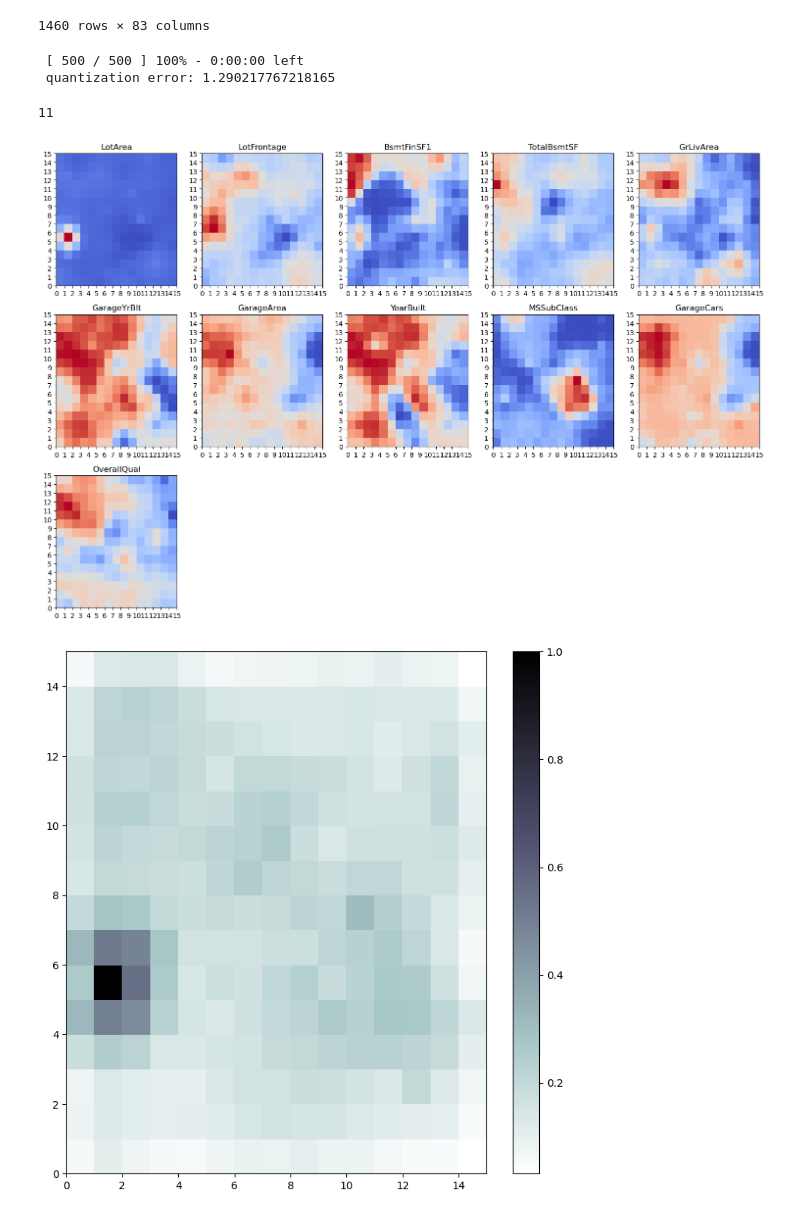
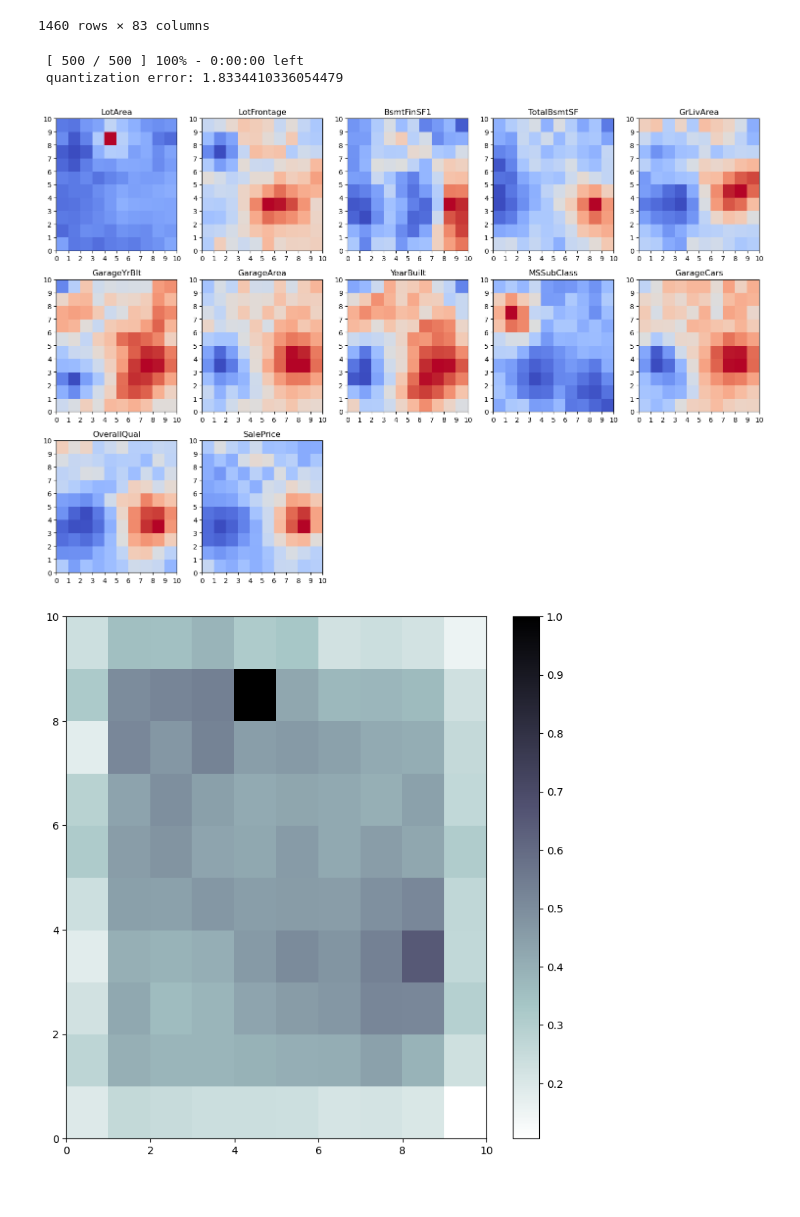
Before and after one commit to alessandro-rubin/house-prices, a Jupyter notebook: house-prices-exploration.ipynb, the cells around one changed output. Drawn from its saved outputs; the diff is of its cells as text; code cells hidden in the pictures.

```diff
--- a/house-prices-exploration.ipynb
+++ b/house-prices-exploration.ipynb
@@ -168,6 +168,7 @@ int_cat_f=['SaleCondition','TotRmsAbvGrd','ExterQual','Exterior1st','Neighborhoo
 int_num_f=['LotArea','LotFrontage','BsmtFinSF1','TotalBsmtSF',
             'GrLivArea','GarageYrBlt','GarageArea','YearBuilt','MSSubClass','GarageCars','OverallQual']
 int_ord_f=[]
+label_col=[label]
 # %%
 from sklearn.compose import ColumnTransformer
 from sklearn.pipeline import Pipeline
@@ -176,7 +177,7 @@ from sklearn.preprocessing import StandardScaler ,KBinsDiscretizer, OrdinalEncod
 from sklearn.dummy import DummyRegressor
 # %%
 
-def pipeline_builder(n_cols,c_cols,o_cols,b_cols):
+def pipeline_builder(n_cols,c_cols,o_cols,b_cols,label_cols):
     numeric_transformer = Pipeline(steps=[
         ('inp',SimpleImputer(strategy='median')),
         ('scaler', StandardScaler())])
@@ -190,7 +191,8 @@ def pipeline_builder(n_cols,c_cols,o_cols,b_cols):
         ('num', numeric_transformer, n_cols),
         ('cat', categorical_transformer, c_cols),
         ('ord', ordinal_transformer, o_cols),
-        ('bin',binned_transformer, b_cols)
+        ('bin',binned_transformer, b_cols),
+        ('num_l', numeric_transformer, label_cols)
         ])
     pipeline = Pipeline(steps=[('preprocessor', preprocessor),
                            ('regressor', DummyRegressor())])
@@ -213,21 +215,21 @@ train
 | 1459 | 1460 | 20 | RL | 75.0 | 9937 | Pave | NaN | Reg | Lvl | ... |
 1460 rows × 83 columns
 # %%
-pipe,prep=pipeline_builder(int_num_f,[],[],[])
+pipe,prep=pipeline_builder(int_num_f,[],[],[],label_col)
 # %%
 result=prep.fit_transform(train.drop([523,1298]))
 # %%
 from minisom import MiniSom
 # %%
-som_shape=(15,15)
+som_shape=(10,10)
 
-som = MiniSom(som_shape[0], som_shape[1], result.shape[1], sigma=1.5, learning_rate=.7, activation_distance='euclidean',
+som = MiniSom(som_shape[0], som_shape[1], result.shape[1], sigma=1.5, learning_rate=.1, activation_distance='euclidean',
               topology='rectangular', neighborhood_function='gaussian', random_seed=10)
 
 som.train_batch(result, 500, verbose=True)
 # %% [output]
  [ 500 / 500 ] 100% - 0:00:00 left
- quantization error: 1.290217767218165
+ quantization error: 1.8334410336054479
 # %%
 xx, yy = som.get_euclidean_coordinates()
 umatrix = som.distance_map()
@@ -254,20 +237,17 @@ fig.show()
-# %%
-len(int_num_f)
-# %% [output]
-11
 # %%
+size=som.distance_map().shape[0]
 W = som.get_weights()
 plt.figure(figsize=(15, 10))
-for i, f in enumerate(int_num_f):
+for i, f in enumerate(int_num_f+label_col):
     plt.subplot(3,5, i+1)
     plt.title(f)
     plt.pcolor(W[:,:,i].T, cmap='coolwarm')
     plt.xticks(np.arange(size+1))
     plt.yticks(np.arange(size+1))
 plt.tight_layout()
 plt.show()
 # %% [output]
-[figure, old version]
+[figure, new version]
 # %%
 plt.figure(figsize=(9, 9))
 
@@ -285,4 +265,4 @@ for cnt, xx in enumerate(result):
 
 plt.show()
 # %% [output]
-[figure, old version]
+[figure, new version]
```
Also changed, not shown: parts of 2 cells of this notebook.
